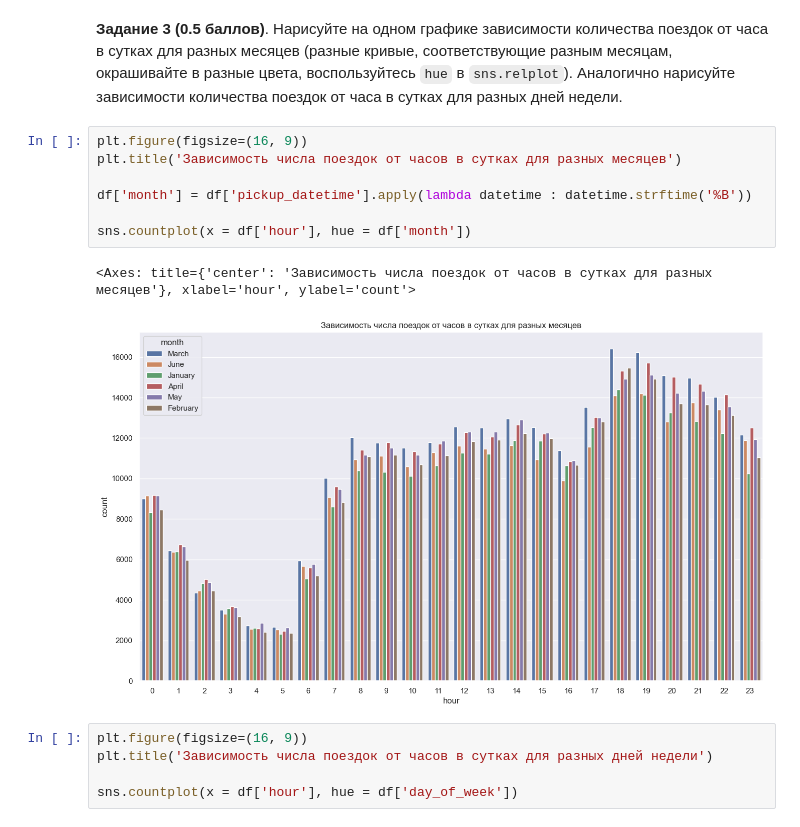
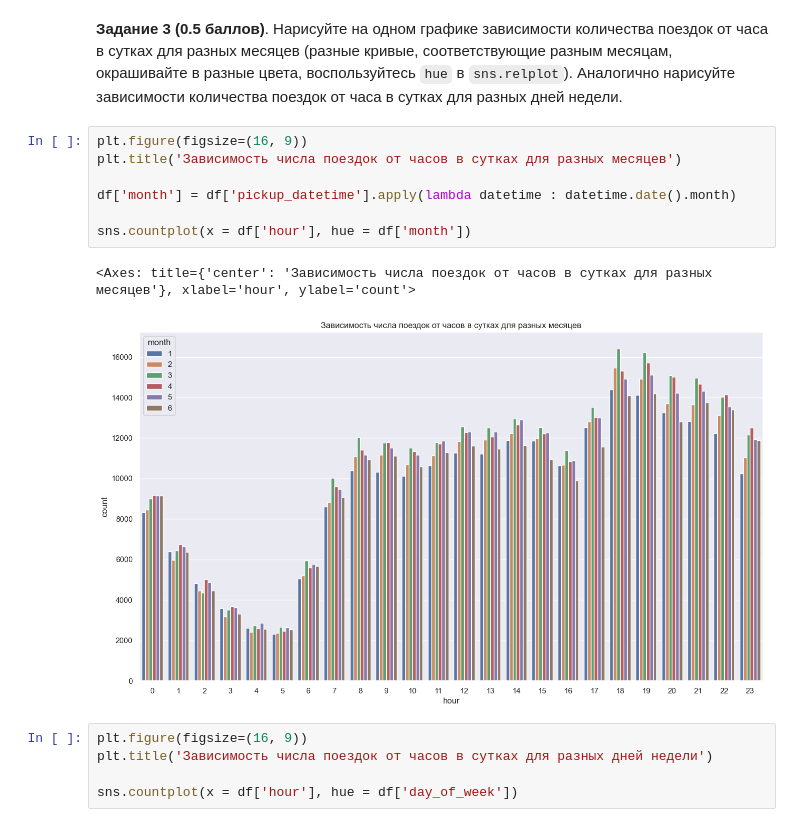
Before and after one commit to diemvs/hse_hw, a Jupyter notebook: ml/hw2/homework-practice-02-linregr.ipynb, the cells around one changed output. Cells and saved outputs as stored; diff of their text form.

```diff
--- a/ml/hw2/homework-practice-02-linregr.ipynb
+++ b/ml/hw2/homework-practice-02-linregr.ipynb
@@ -227,13 +240,13 @@ sns.countplot(x = 'day_of_week', data = df)
 # %%
 plt.figure(figsize=(16, 9))
 plt.title('Зависимость числа поездок от часов в сутках для разных месяцев')
 
-df['month'] = df['pickup_datetime'].apply(lambda datetime : datetime.strftime('%B'))
+df['month'] = df['pickup_datetime'].apply(lambda datetime : datetime.date().month)
 
 sns.countplot(x = df['hour'], hue = df['month'])
 # %% [output]
 <Axes: title={'center': 'Зависимость числа поездок от часов в сутках для разных месяцев'}, xlabel='hour', ylabel='count'>
-[figure, old version]
+[figure, new version]
 # %%
 plt.figure(figsize=(16, 9))
 plt.title('Зависимость числа поездок от часов в сутках для разных дней недели')
```
Also changed, not shown: parts of 17 cells of this notebook.
